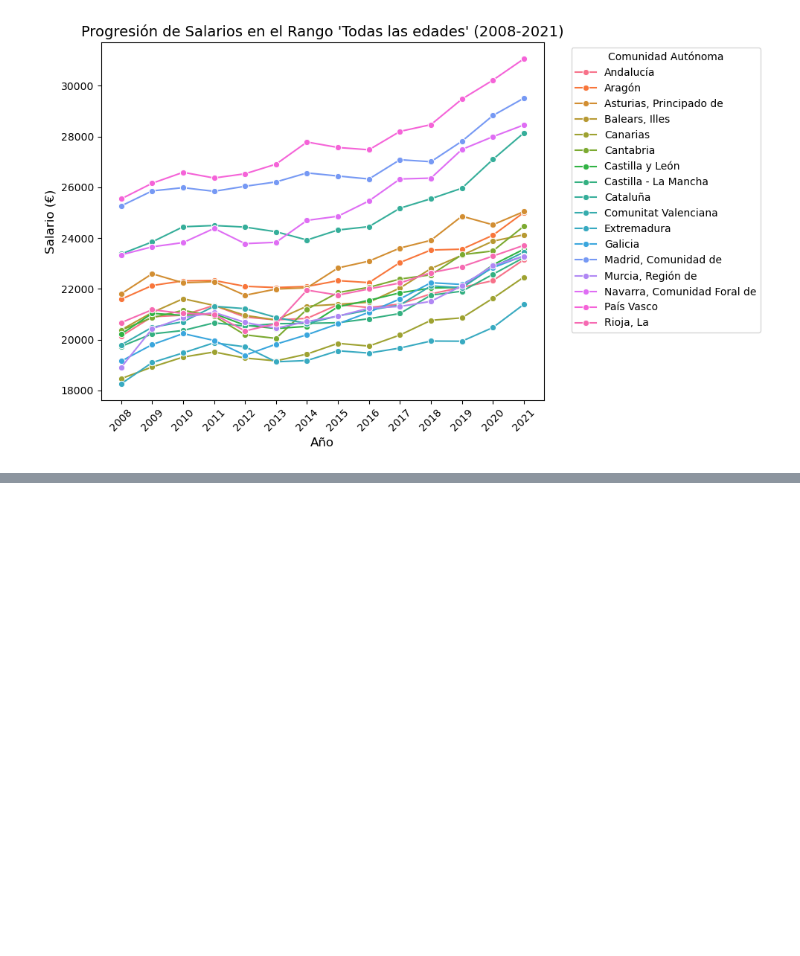
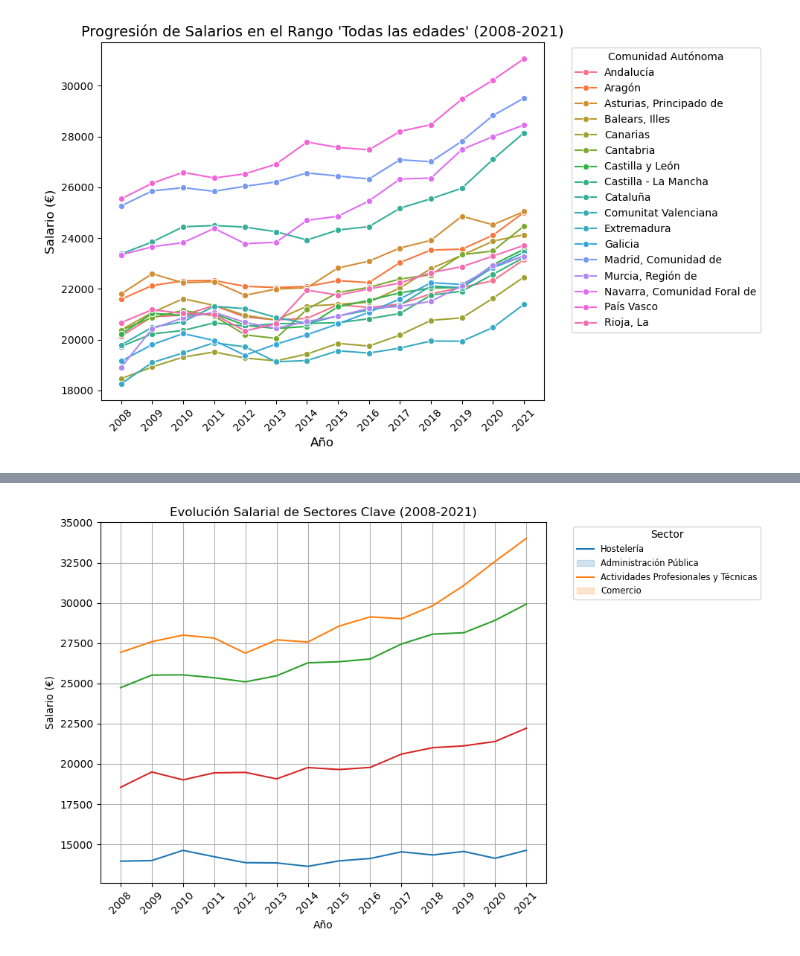
Before and after one commit to adrianbenitezrueda/first-project-data, a Jupyter notebook: adrian_main.ipynb, the cells around one changed output, grey strips where cells are left out. Saved outputs shown, nothing was run; the diff lists cells and outputs as text; code cells hidden in the pictures; blank space fills up the shorter version.

```diff
--- a/adrian_main.ipynb
+++ b/adrian_main.ipynb
@@ -948,0 +977,30 @@ plt.show()
+# %%
+# Seleccionar los sectores relevantes para las hipótesis 2, 7 y 15
+sectores_relevantes = ['I Hostelería', 'O Administración Pública y defensa; Seguridad Social obligatoria',
+                       'M Actividades profesionales, científicas y técnicas',
+                       'G Comercio al por mayor y al por menor; reparación de vehículos de motor y motocicletas']
+
+# Filtrar el DataFrame con los sectores seleccionados
+df_sectores = df_salario_nacional_sexo_y_seccionactividad.loc[sectores_relevantes].transpose()
+
+# Crear la gráfica con colores definidos manualmente
+plt.figure(figsize=(10, 6))
+colors = ['#1f77b4', '#ff7f0e', '#2ca02c', '#d62728']  # Definir los colores para las líneas
+sns.lineplot(data=df_sectores, palette=colors, dashes=False)
+
+
+plt.title('Evolución Salarial de Sectores Clave (2008-2021)')
+plt.ylabel('Salario (€)')
+plt.xlabel('Año')
+
+# Colocar la leyenda fuera del gráfico y definir los colores manualmente en la leyenda
+plt.legend(title='Sector', labels=['Hostelería', 'Administración Pública', 'Actividades Profesionales y Técnicas', 'Comercio'], bbox_to_anchor=(1.05, 1), loc='upper left', fontsize='small', title_fontsize='medium')
+
+plt.xticks(rotation=45)
+plt.grid(True)
+plt.tight_layout()
+
+# Mostrar el gráfico
+plt.show()
+# %% [output]
+[figure, added]
```
Also changed, not shown: parts of 11 cells of this notebook, 3 other files.
